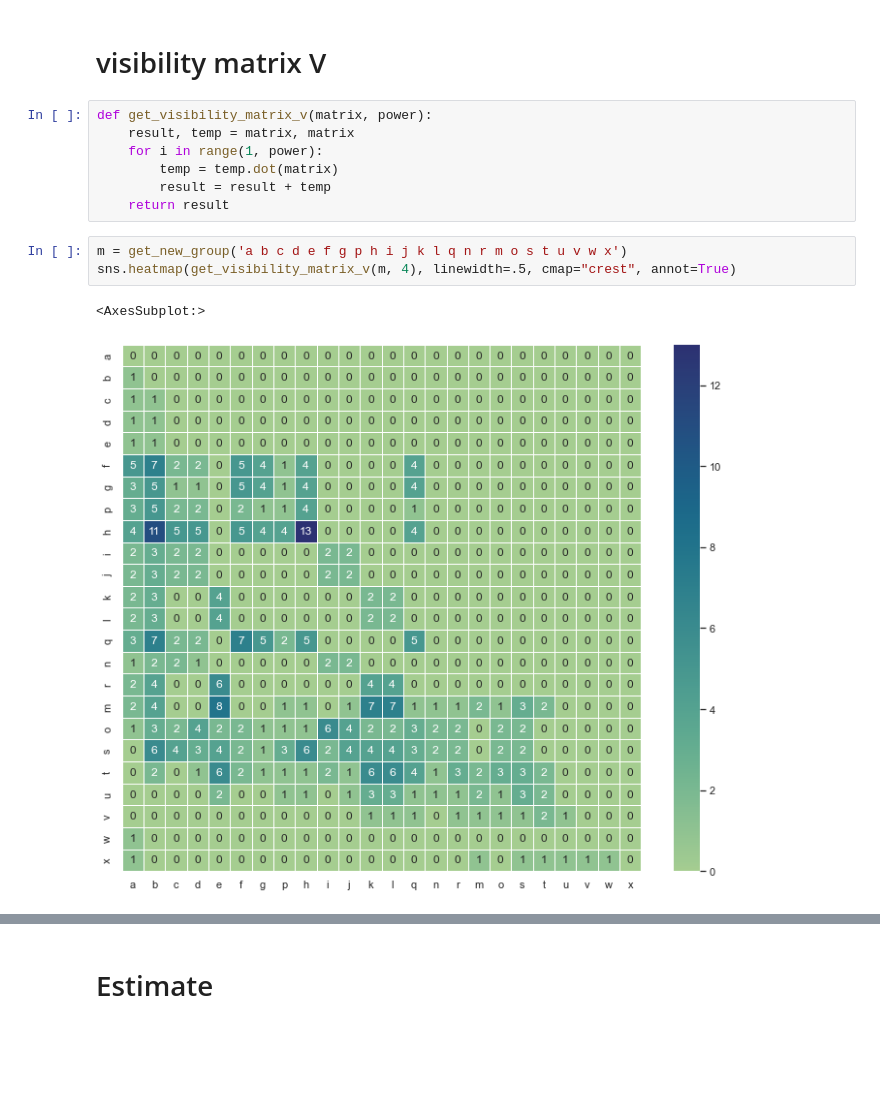
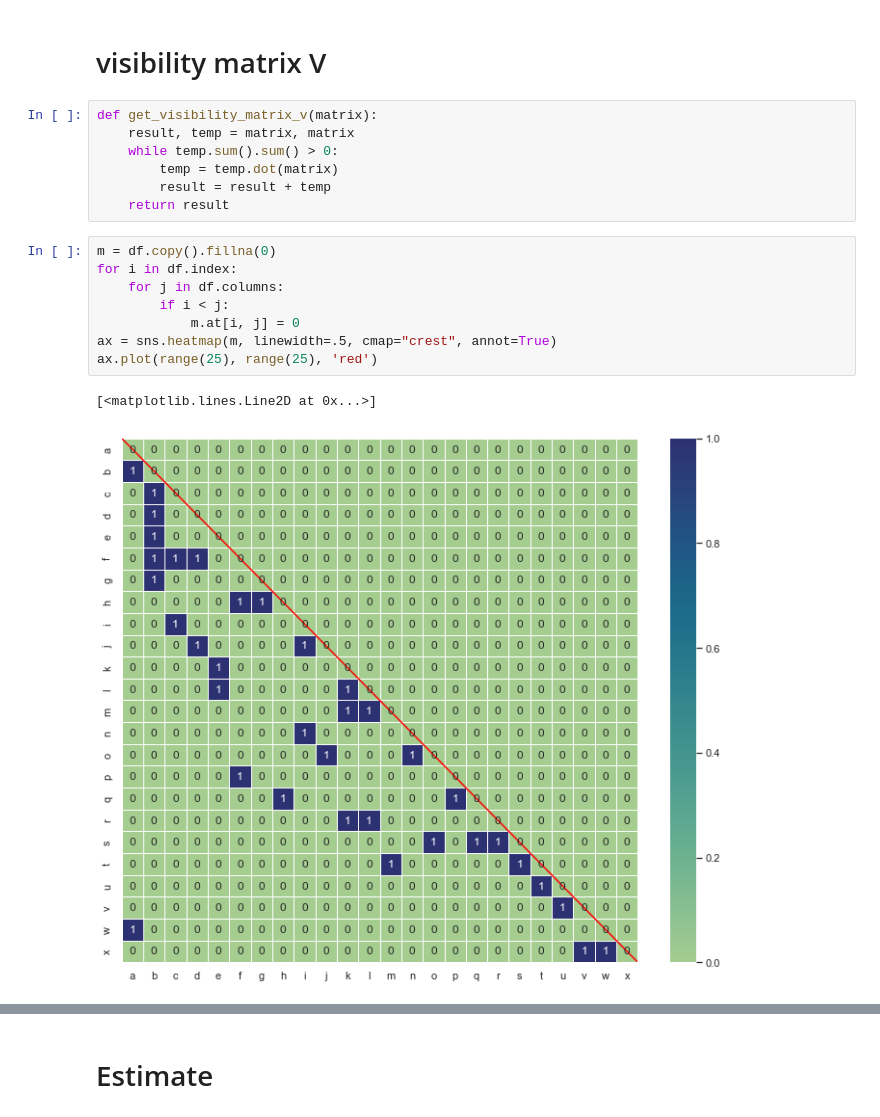
Before and after one commit to snailkn/PM_HW, a Jupyter notebook: pm_intro_homework2.ipynb, the cells around one changed output, grey strips where cells are left out. Saved outputs shown, nothing was run; the diff lists cells and outputs as text; blank space fills up the shorter version.

```diff
--- a/pm_intro_homework2.ipynb
+++ b/pm_intro_homework2.ipynb
@@ -194,15 +194,20 @@ plot_sequence('a b c d e f g p h i j k l q n r m o s t u v w x')
 # %% [markdown]
 # visibility matrix V
 # %%
-def get_visibility_matrix_v(matrix, power):
+def get_visibility_matrix_v(matrix):
     result, temp = matrix, matrix
-    for i in range(1, power):
+    while temp.sum().sum() > 0:
         temp = temp.dot(matrix)
         result = result + temp
     return result
 # %%
-m = get_new_group('a b c d e f g p h i j k l q n r m o s t u v w x')
-sns.heatmap(get_visibility_matrix_v(m, 4), linewidth=.5, cmap="crest", annot=True)
+m = df.copy().fillna(0)
+for i in df.index:
+    for j in df.columns:
+        if i < j:
+            m.at[i, j] = 0
+ax = sns.heatmap(m, linewidth=.5, cmap="crest", annot=True)
+ax.plot(range(25), range(25), 'red')
 # %% [output]
-<AxesSubplot:>
+[<matplotlib.lines.Line2D at 0x...>]
-[figure, old version]
+[figure, new version]
```
Also changed, not shown: parts of 6 cells of this notebook.
